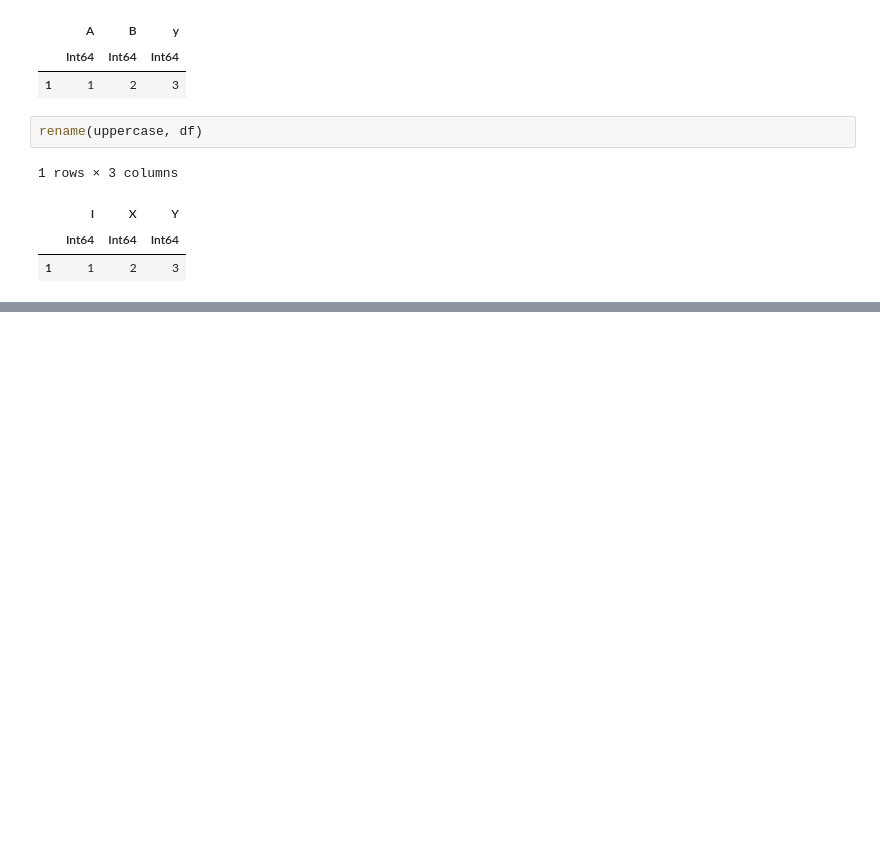
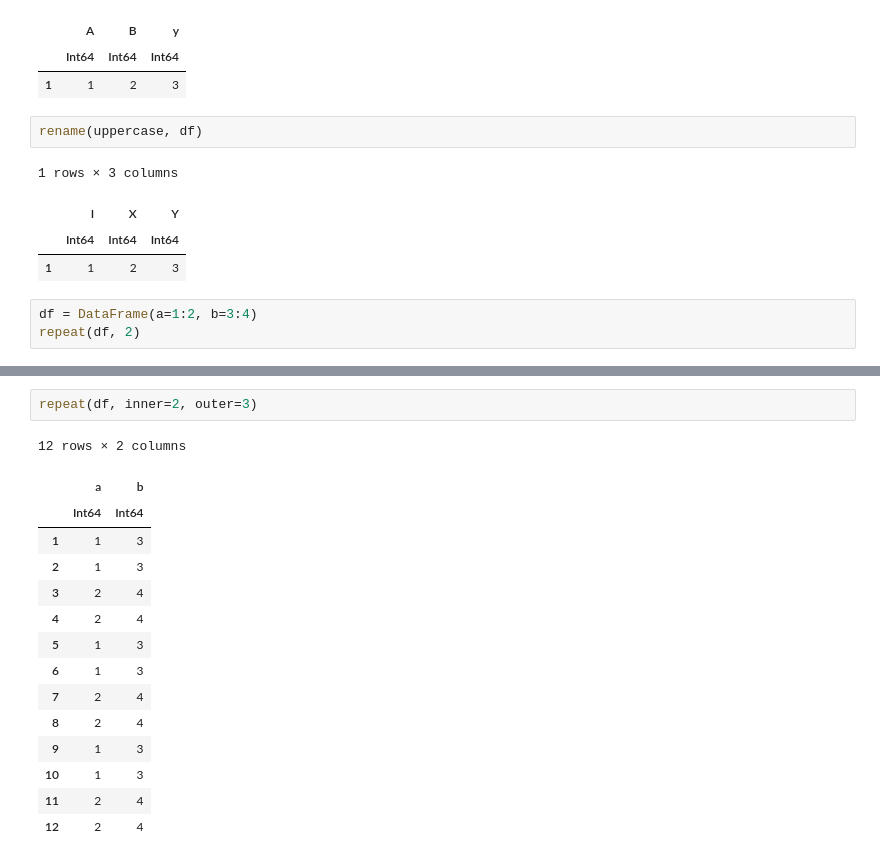
Before and after one commit to damiansp/julia, a Jupyter notebook: dsDocs/DataFrames/functions_2.py.ipynb, the cells around one changed output, grey strips where cells are left out. Saved outputs shown, nothing was run; the diff lists cells and outputs as text; blank space fills up the shorter version.

```diff
--- a/dsDocs/DataFrames/functions_2.py.ipynb
+++ b/dsDocs/DataFrames/functions_2.py.ipynb
@@ -380,3 +380,6 @@ rename(uppercase, df)
 |  | I | X | Y |
 |  | Int64 | Int64 | Int64 |
 | 1 | 1 | 2 | 3 |
+# %%
+df = DataFrame(a=1:2, b=3:4)
+repeat(df, 2)
@@ -382,0 +404,18 @@ rename(uppercase, df)
+# %%
+repeat(df, inner=2, outer=3)
+# %% [output]
+12 rows × 2 columns
+|  | a | b |
+|  | Int64 | Int64 |
+| 1 | 1 | 3 |
+| 2 | 1 | 3 |
+| 3 | 2 | 4 |
+| 4 | 2 | 4 |
+| 5 | 1 | 3 |
+| 6 | 1 | 3 |
+| 7 | 2 | 4 |
+| 8 | 2 | 4 |
+| 9 | 1 | 3 |
+| 10 | 1 | 3 |
+| 11 | 2 | 4 |
+| 12 | 2 | 4 |
```
Also changed, not shown: parts of 2 cells of this notebook.
